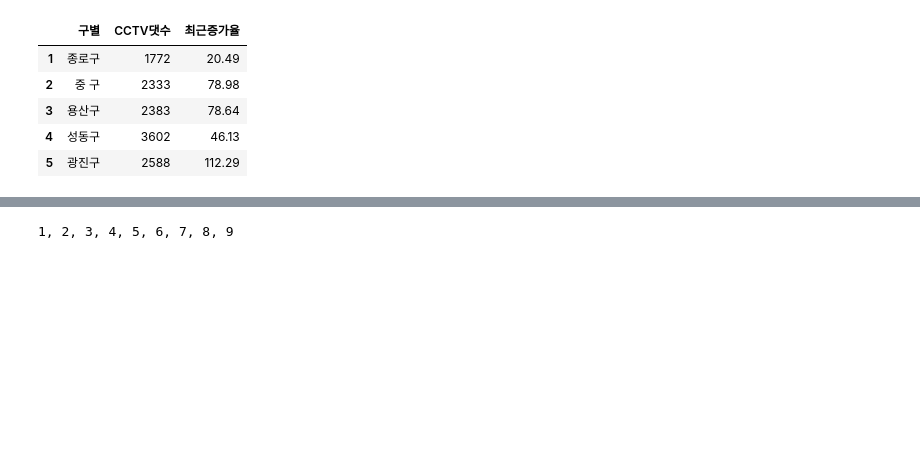
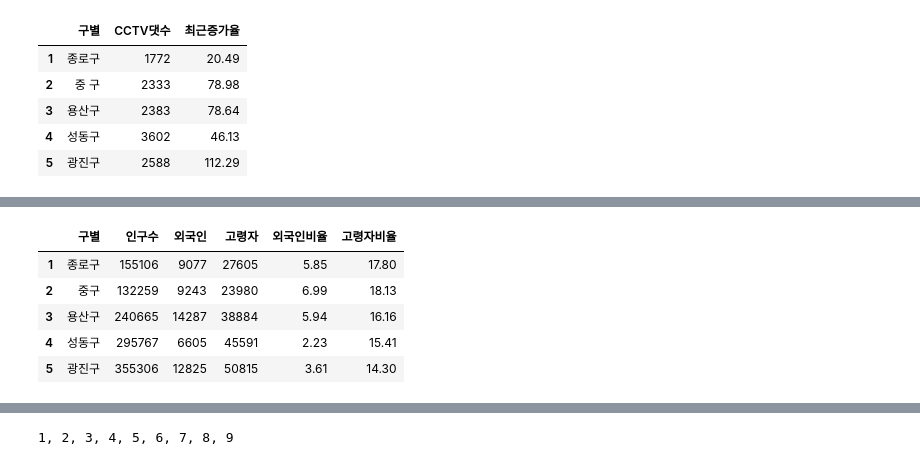
Before and after one commit to youngai1112/MachineLearning, a Jupyter notebook: 00.데이터분석/07.서울시CCTV경로.ipynb, the cells around one changed output, grey strips where cells are left out. Saved outputs shown, nothing was run; the diff lists cells and outputs as text; code cells hidden in the pictures; blank space fills up the shorter version.

```diff
--- a/00.데이터분석/07.서울시CCTV경로.ipynb
+++ b/00.데이터분석/07.서울시CCTV경로.ipynb
@@ -95,0 +162,12 @@ cctv.head()
+# %%
+# 외국인비율, 고령자 비율 컬럼 만들기
+pop['외국인비율'] = (pop.외국인 / pop.인구수 * 100).round(2)
+pop['고령자비율'] = (pop.고령자 / pop.인구수 * 100).round(2)
+pop.head()
+# %% [output]
+|  | 구별 | 인구수 | 외국인 | 고령자 | 외국인비율 | 고령자비율 |
+| 1 | 종로구 | 155106 | 9077 | 27605 | 5.85 | 17.80 |
+| 2 | 중구 | 132259 | 9243 | 23980 | 6.99 | 18.13 |
+| 3 | 용산구 | 240665 | 14287 | 38884 | 5.94 | 16.16 |
+| 4 | 성동구 | 295767 | 6605 | 45591 | 2.23 | 15.41 |
+| 5 | 광진구 | 355306 | 12825 | 50815 | 3.61 | 14.30 |
```
Also changed, not shown: parts of 18 cells of this notebook, 1 other file.
